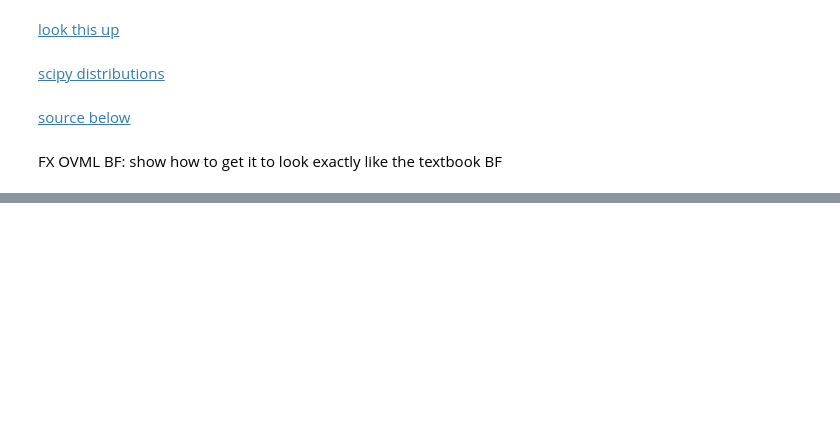
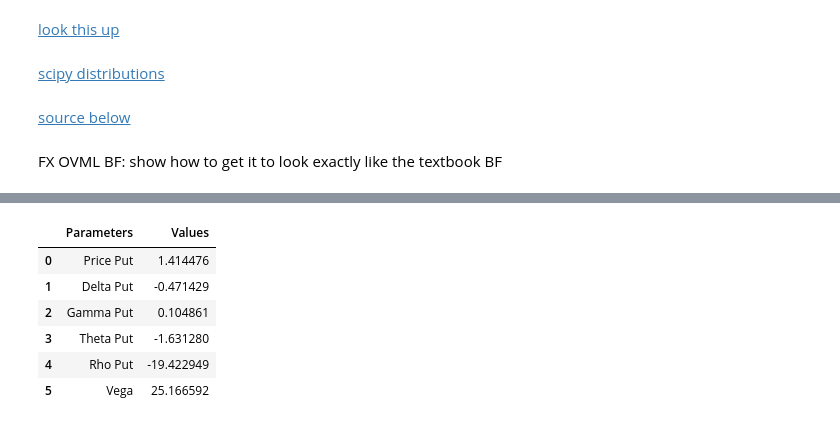
Before and after one commit to Kollanda/Python, a Jupyter notebook: Option Strategies and Position Equivalencies.ipynb, the cells around one changed output, grey strips where cells are left out. Saved outputs shown, nothing was run; the diff lists cells and outputs as text; code cells hidden in the pictures; blank space fills up the shorter version.

```diff
--- a/Option Strategies and Position Equivalencies.ipynb
+++ b/Option Strategies and Position Equivalencies.ipynb
@@ -1352,0 +1517,10 @@ FX OVML BF: show how to get it to look exactly like the textbook BF
+# %%
+BlackScholesPut(100, 100, 0.005, 0.06, 0.4, 0.)
+# %% [output]
+|  | Parameters | Values |
+| 0 | Price Put | 1.414476 |
+| 1 | Delta Put | -0.471429 |
+| 2 | Gamma Put | 0.104861 |
+| 3 | Theta Put | -1.631280 |
+| 4 | Rho Put | -19.422949 |
+| 5 | Vega | 25.166592 |
```
Also changed, not shown: parts of 18 cells of this notebook.
